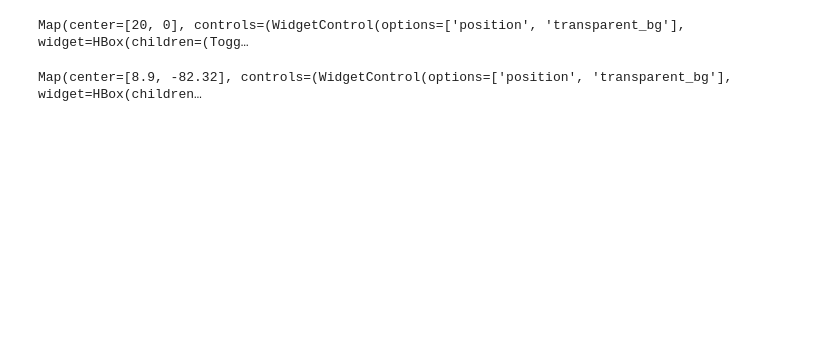
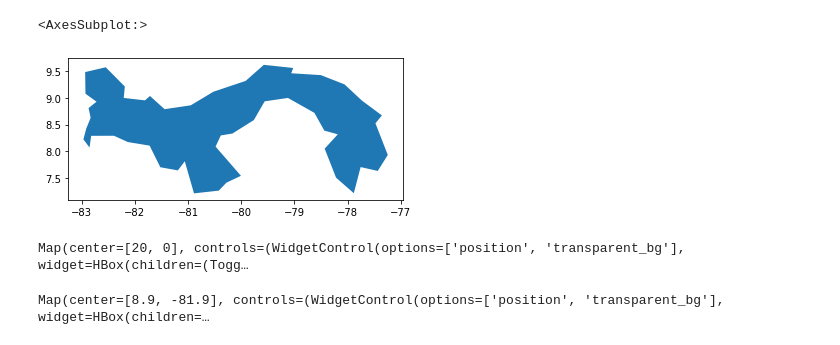
Before and after one commit to ghidora77/03_GEE_Labs_DSPG, a Jupyter notebook: 10_Operations.ipynb, the cells around one changed output. Cells and saved outputs as stored; diff of their text form; code cells hidden in the pictures; blank space fills up the shorter version.

```diff
--- a/10_Operations.ipynb
+++ b/10_Operations.ipynb
@@ -32,7 +45,10 @@ For demonstration purposes we will use the geopandas data to get started. To beg
 # %%
 # Country boundaries within geopandas
 world_filepath = gpd.datasets.get_path('naturalearth_lowres')
 world = gpd.read_file(world_filepath)
-df_single = world.loc[world.continent == 'Costa Rica']
+df_single = world.loc[world.name == 'Panama']
 df_single.plot()
+# %% [output]
+<AxesSubplot:>
+[figure, added]
 # %%
@@ -46,18 +61,19 @@ Map
 # %% [output]
 Map(center=[20, 0], controls=(WidgetControl(options=['position', 'transparent_bg'], widget=HBox(children=(Togg…
 # %%
-lat = 8.9; lon = -82.32
+lat = 8.9; lon = -81.9
 zoom = 8
 image_collection_name = "LANDSAT/LC08/C01/T1_8DAY_NDVI"
 date_start = '2017-01-01'
 date_end = '2017-12-31'
 name = 'Landsat'
 
+# Mosaic from several images
 image = (
     ee.ImageCollection(image_collection_name).mosaic()
 )
-# Note - we are building a mosaic of the data
-# and then clipping
+
+# Clip the image to the ROI
 image = image.clip(roi)
 
 palette = ['FFFFFF', 'CE7E45', 'DF923D', 'F1B555', 'FCD163', '99B718', '74A901',
@@ -74,4 +90,4 @@ vizParams = {
 map = build_map(lat, lon, zoom, vizParams, image, name)
 map
 # %% [output]
-Map(center=[8.9, -82.32], controls=(WidgetControl(options=['position', 'transparent_bg'], widget=HBox(children…
+Map(center=[8.9, -81.9], controls=(WidgetControl(options=['position', 'transparent_bg'], widget=HBox(children=…
```
Also changed, not shown: parts of 37 cells of this notebook, 2 other files.
